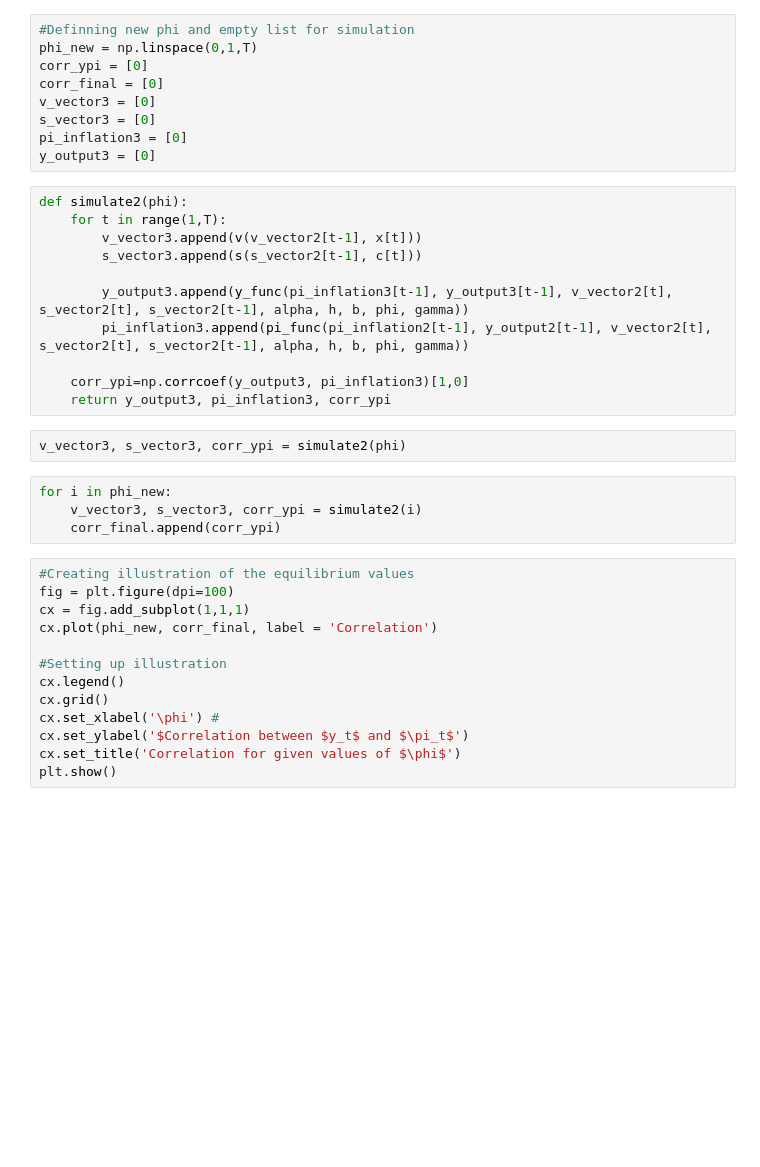
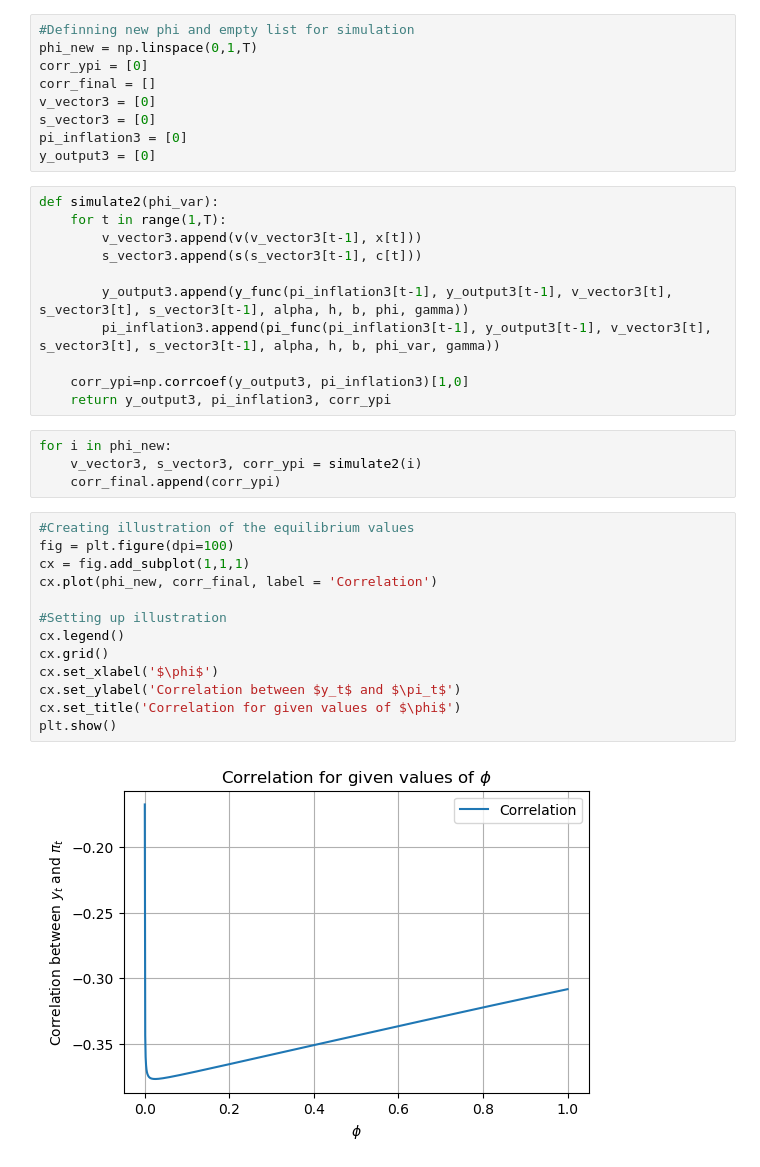
Before and after one commit to NumEconCopenhagen/projects-2019-wp, a Jupyter notebook: examproject/AS-AD_v1.ipynb, the cells around one changed output. Saved outputs shown, nothing was run; the diff lists cells and outputs as text; blank space fills up the shorter version.

```diff
--- a/examproject/AS-AD_v1.ipynb
+++ b/examproject/AS-AD_v1.ipynb
@@ -318,24 +318,22 @@ Skriv noget tekst her:
 #Definning new phi and empty list for simulation
 phi_new = np.linspace(0,1,T)
 corr_ypi = [0]
-corr_final = [0]
+corr_final = []
 v_vector3 = [0]
 s_vector3 = [0]
 pi_inflation3 = [0]
 y_output3 = [0]
 # %%
-def simulate2(phi):
+def simulate2(phi_var):
     for t in range(1,T):
-        v_vector3.append(v(v_vector2[t-1], x[t]))
-        s_vector3.append(s(s_vector2[t-1], c[t]))
+        v_vector3.append(v(v_vector3[t-1], x[t]))
+        s_vector3.append(s(s_vector3[t-1], c[t]))
 
-        y_output3.append(y_func(pi_inflation3[t-1], y_output3[t-1], v_vector2[t], s_vector2[t], s_vector2[t-1], alpha, h, b, phi, gamma))
-        pi_inflation3.append(pi_func(pi_inflation2[t-1], y_output2[t-1], v_vector2[t], s_vector2[t], s_vector2[t-1], alpha, h, b, phi, gamma))
+        y_output3.append(y_func(pi_inflation3[t-1], y_output3[t-1], v_vector3[t], s_vector3[t], s_vector3[t-1], alpha, h, b, phi, gamma))
+        pi_inflation3.append(pi_func(pi_inflation3[t-1], y_output3[t-1], v_vector3[t], s_vector3[t], s_vector3[t-1], alpha, h, b, phi_var, gamma))
 
     corr_ypi=np.corrcoef(y_output3, pi_inflation3)[1,0]
     return y_output3, pi_inflation3, corr_ypi
-# %%
-v_vector3, s_vector3, corr_ypi = simulate2(phi)
 # %%
 for i in phi_new:
     v_vector3, s_vector3, corr_ypi = simulate2(i)
@@ -343,13 +341,15 @@ for i in phi_new:
 # %%
 #Creating illustration of the equilibrium values
 fig = plt.figure(dpi=100)
 cx = fig.add_subplot(1,1,1)
 cx.plot(phi_new, corr_final, label = 'Correlation')
 
 #Setting up illustration
 cx.legend()
 cx.grid()
-cx.set_xlabel('\phi') #
-cx.set_ylabel('$Correlation between $y_t$ and $\pi_t$')
+cx.set_xlabel('$\phi$')
+cx.set_ylabel('Correlation between $y_t$ and $\pi_t$')
 cx.set_title('Correlation for given values of $\phi$')
 plt.show()
+# %% [output]
+[figure, added]
```
